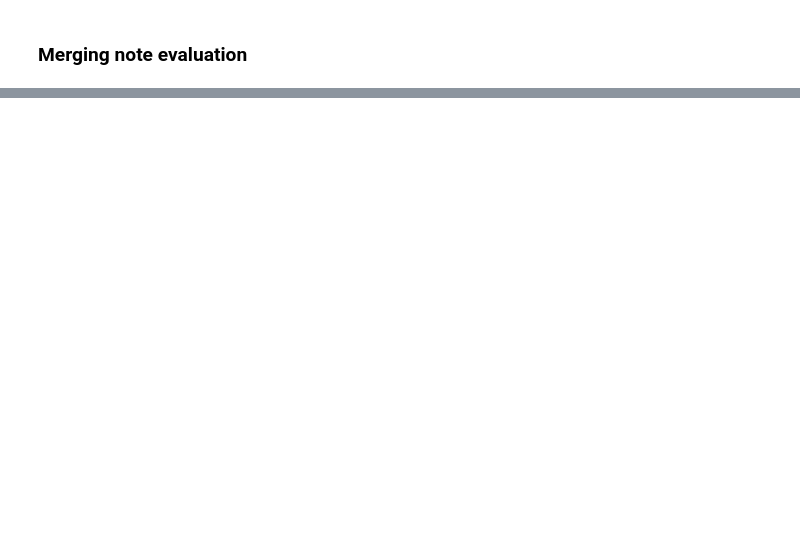
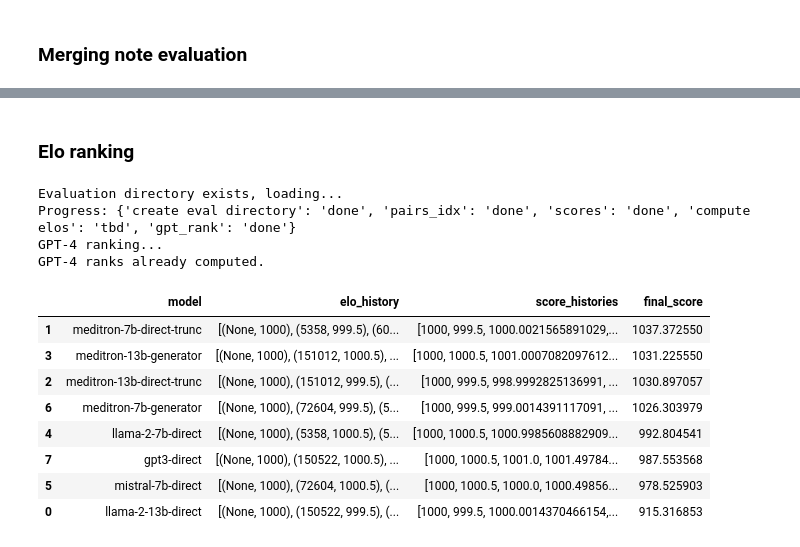
Before and after one commit to EPFL-IC-Make-Team/medinote, a Jupyter notebook: eval.ipynb, the cells around one changed output, grey strips where cells are left out. Saved outputs shown, nothing was run; the diff lists cells and outputs as text; code cells hidden in the pictures; blank space fills up the shorter version.

```diff
--- a/eval.ipynb
+++ b/eval.ipynb
@@ -554,0 +1096,21 @@ display(final_eval)
+# %% [markdown]
+### Elo ranking
+# %%
+elo_rankings = elo_ranking(path='evaluation/elo_inputs.jsonl')
+# %% [output]
+Evaluation directory exists, loading...
+Progress: {'create eval directory': 'done', 'pairs_idx': 'done', 'scores': 'done', 'compute elos': 'tbd', 'gpt_rank': 'done'}
+GPT-4 ranking...
+GPT-4 ranks already computed.
+# %%
+display(elo_rankings.sort_values(by='final_score', ascending=False))
+# %% [output]
+|  | model | elo_history | score_histories | final_score |
+| 1 | meditron-7b-direct-trunc | [(None, 1000), (5358, 999.5), (60... | [1000, 999.5, 1000.0021565891029,... | 1037.372550 |
+| 3 | meditron-13b-generator | [(None, 1000), (151012, 1000.5), ... | [1000, 1000.5, 1001.0007082097612... | 1031.225550 |
+| 2 | meditron-13b-direct-trunc | [(None, 1000), (151012, 999.5), (... | [1000, 999.5, 998.9992825136991, ... | 1030.897057 |
+| 6 | meditron-7b-generator | [(None, 1000), (72604, 999.5), (5... | [1000, 999.5, 999.0014391117091, ... | 1026.303979 |
+| 4 | llama-2-7b-direct | [(None, 1000), (5358, 1000.5), (5... | [1000, 1000.5, 1000.9985608882909... | 992.804541 |
+| 7 | gpt3-direct | [(None, 1000), (150522, 1000.5), ... | [1000, 1000.5, 1001.0, 1001.49784... | 987.553568 |
+| 5 | mistral-7b-direct | [(None, 1000), (72604, 1000.5), (... | [1000, 1000.5, 1000.0, 1000.49856... | 978.525903 |
+| 0 | llama-2-13b-direct | [(None, 1000), (150522, 999.5), (... | [1000, 999.5, 1000.0014370466154,... | 915.316853 |
```
Also changed, not shown: parts of 44 cells of this notebook, 5 other files.
